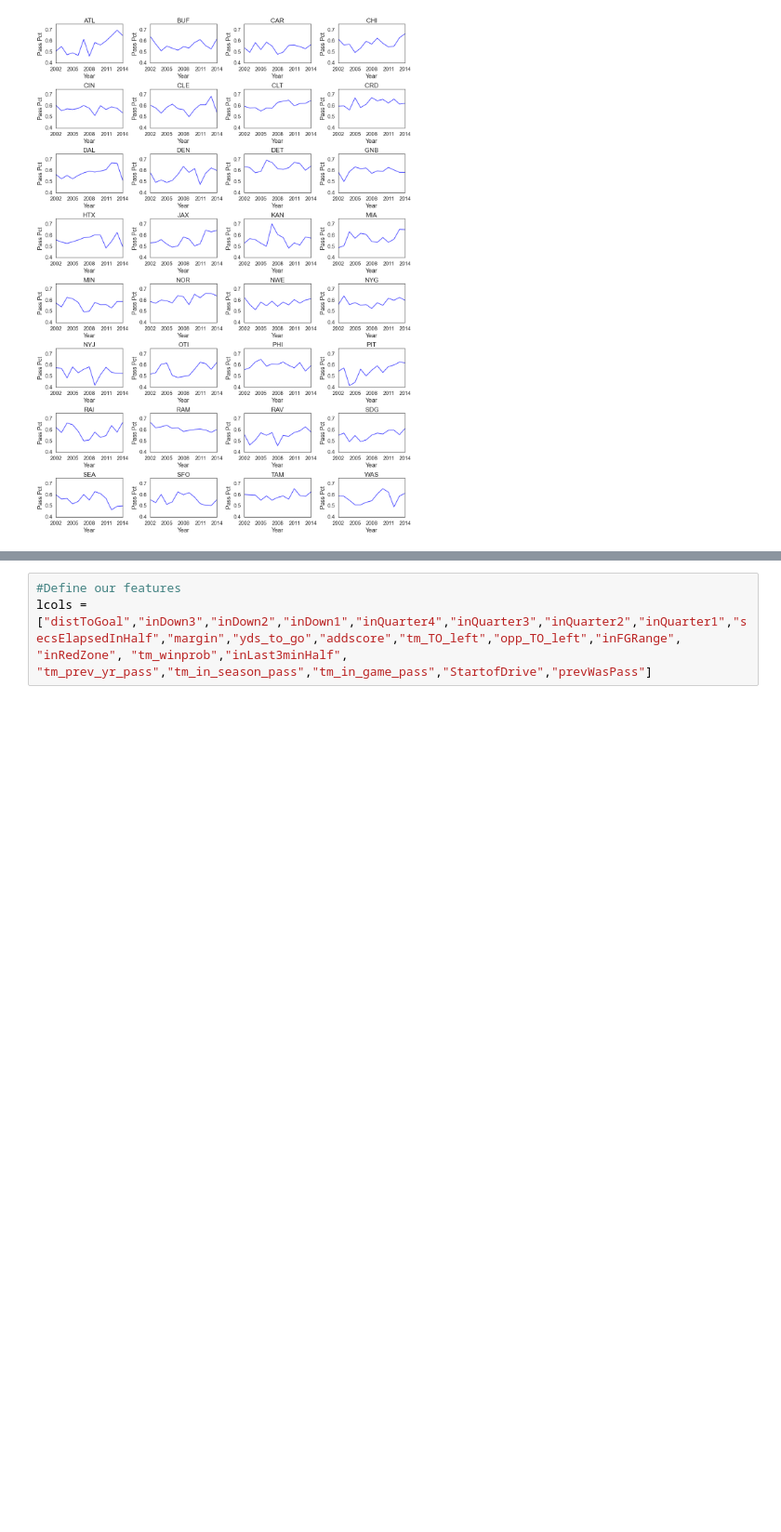
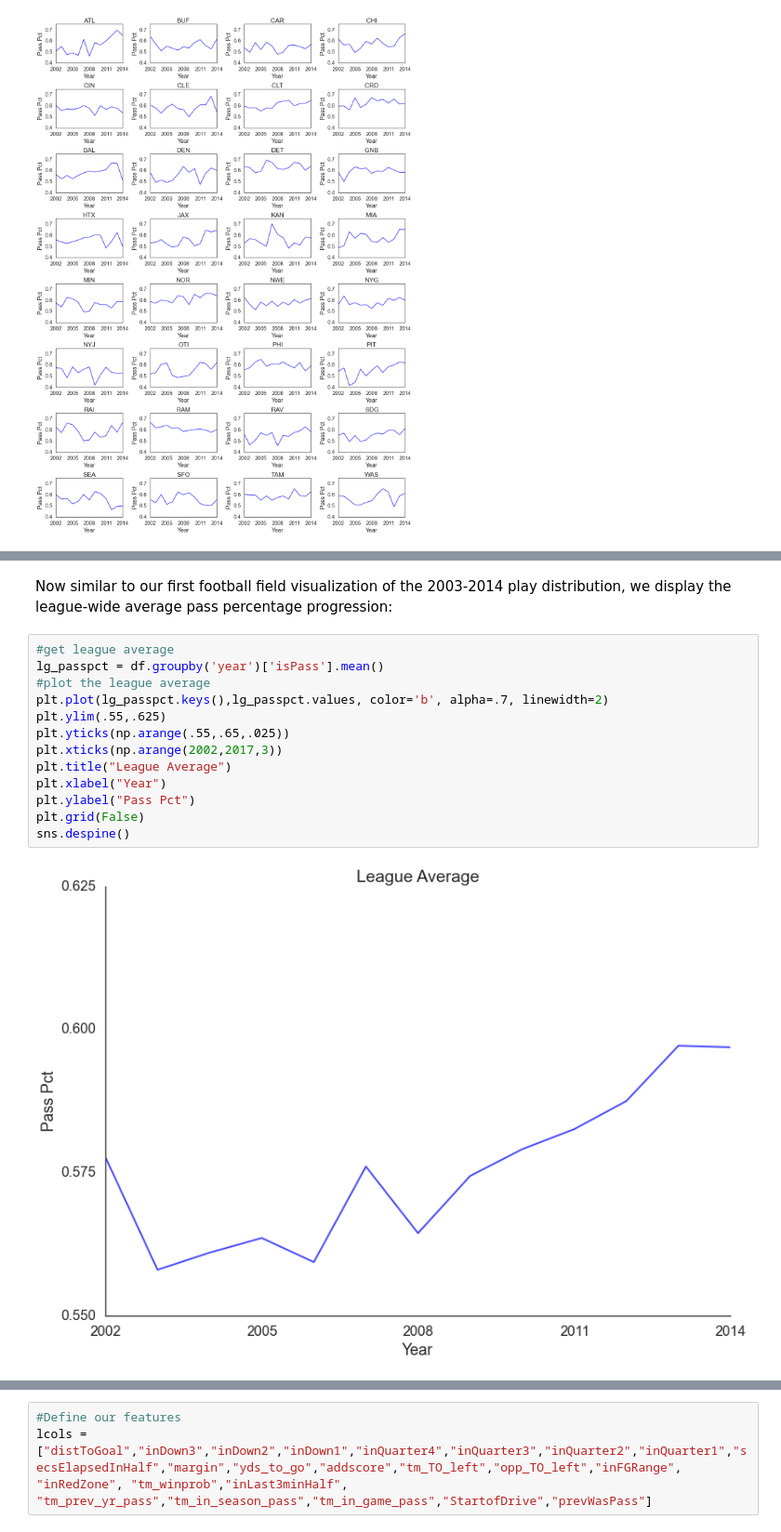
Before and after one commit to mdgoldberg/playprediction, a Jupyter notebook: Some EDA.ipynb, the cells around one changed output, grey strips where cells are left out. Shown at 93% size. Drawn from its saved outputs; the diff is of its cells as text; blank space fills up the shorter version.

```diff
--- a/Some EDA.ipynb
+++ b/Some EDA.ipynb
@@ -65 +87,18 @@ It's clear that both the 2009 New York Jets and the 2013 Atlanta Falcons display
+# %% [markdown]
+Now similar to our first football field visualization of the 2003-2014 play distribution, we display the league-wide average pass percentage progression:
+# %%
+#get league average
+lg_passpct = df.groupby('year')['isPass'].mean()
+#plot the league average
+plt.plot(lg_passpct.keys(),lg_passpct.values, color='b', alpha=.7, linewidth=2)
+plt.ylim(.55,.625)
+plt.yticks(np.arange(.55,.65,.025))
+plt.xticks(np.arange(2002,2017,3))
+plt.title("League Average")
+plt.xlabel("Year")
+plt.ylabel("Pass Pct")
+plt.grid(False)
+sns.despine()
+# %% [output]
+[figure, added]
 # %% [markdown]
```
Also changed, not shown: parts of 15 cells of this notebook, 2 other files.
